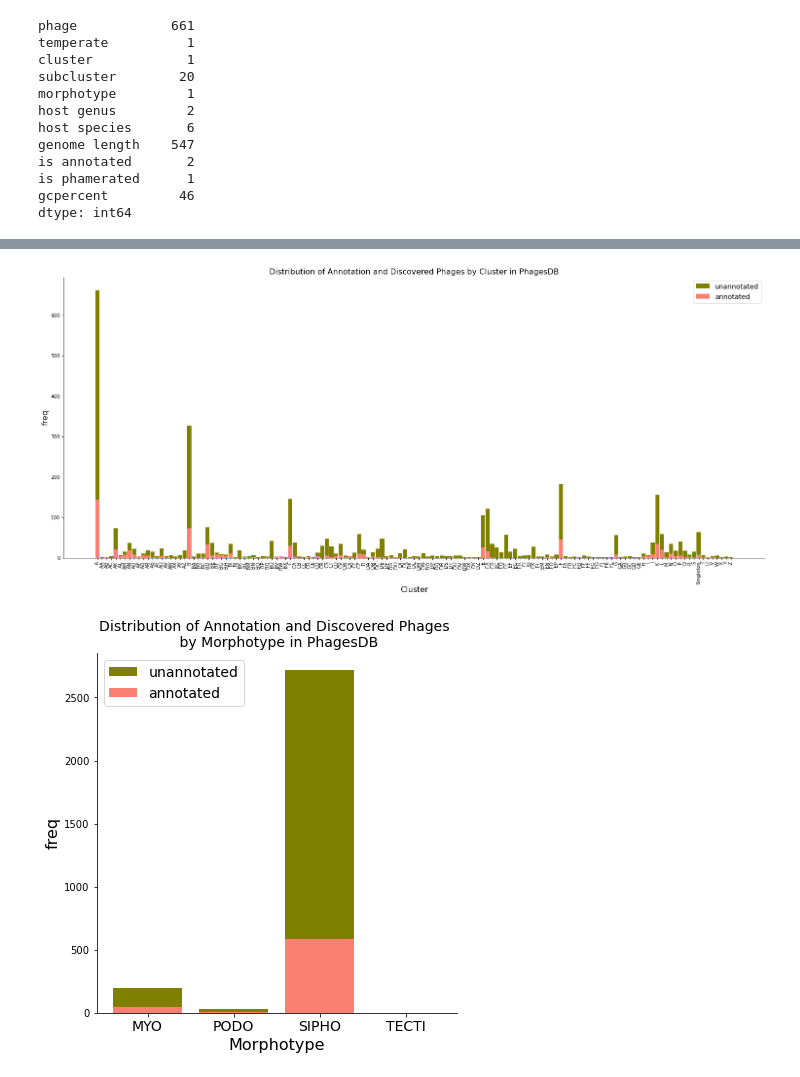
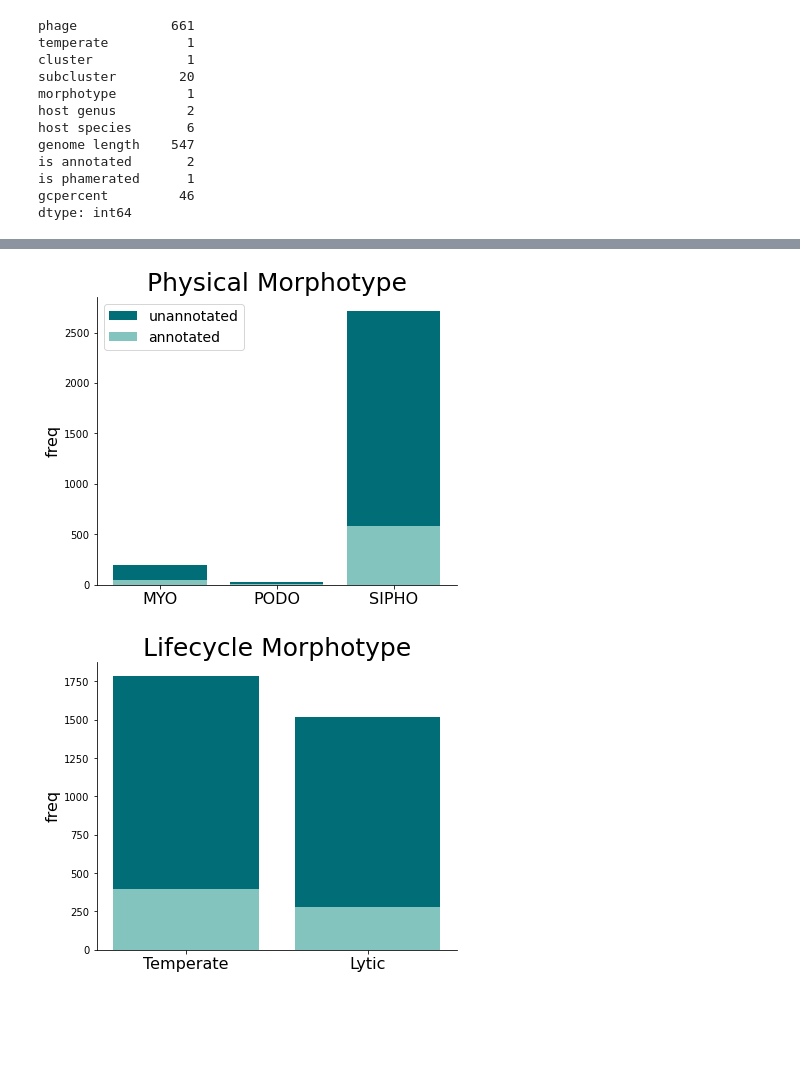
Before and after one commit to sky123martin/PhageOne, a Jupyter notebook: research_notebooks/11-18 General Phage Analysis.ipynb, the cells around one changed output, grey strips where cells are left out. Cells and saved outputs as stored; diff of their text form; code cells hidden in the pictures; blank space fills up the shorter version.

```diff
--- a/research_notebooks/11-18 General Phage Analysis.ipynb
+++ b/research_notebooks/11-18 General Phage Analysis.ipynb
@@ -54,56 +129,57 @@ dtype: int64
 # %%
-annotated_clusters = list(df_annotated_phages["cluster"].values)
-all_clusters = list(df_phages["cluster"].values)
+annotated_morphotypes = list(df_annotated_phages["morphotype"].values)
+all_morphotypes = list(df_phages["morphotype"].values)
 
-unique_clusters = np.sort([x for x in df_phages["cluster"].unique() if str(x) != 'nan'])
+unique_morphotypes = np.sort([x for x in df_phages["morphotype"].unique() if str(x) != 'nan'])[:-1]
 
-
-fig = plt.figure(figsize = (20,8))
+fig = plt.figure(figsize = (5,4))
 ax = fig.add_axes([0,0,1,1])
 
 #annotated
 
-cluster_counts = [all_clusters.count(i) for i in unique_clusters]
-ax.bar(unique_clusters, cluster_counts, color ="olive", label = "unannotated", width = 0.9)
+morphotype_counts = [all_morphotypes.count(i) for i in unique_morphotypes]
+ax.bar(unique_morphotypes, morphotype_counts, color ="#006d77", label = "unannotated", width = 0.8)
 
 # total
-cluster_counts = [annotated_clusters.count(i) for i in unique_clusters]
-ax.bar(unique_clusters, cluster_counts, color ="salmon", alpha = 1, label = "annotated", width = 0.9)
-plt.xticks(rotation='vertical', fontsize = 10)
-plt.xlabel("Cluster", fontsize = 16)
+morphotype_counts = [annotated_morphotypes.count(i) for i in unique_morphotypes]
+ax.bar(unique_morphotypes, morphotype_counts, color ="#83c5be", alpha = 1, label = "annotated", width = 0.8)
+
+plt.xticks( fontsize = 16)
+# plt.xlabel("Morphotype", fontsize = 16)
 plt.ylabel("freq", fontsize = 16)
-plt.title("Distribution of Annotation and Discovered Phages by Cluster in PhagesDB", fontsize = 16)
+plt.title("Physical Morphotype", fontsize = 25)
 plt.legend(fontsize = 14)
 sns.despine()
+
 plt.show()
 # %% [output]
-[figure, old version]
+[figure, new version]
 # %%
-annotated_morphotypes = list(df_annotated_phages["morphotype"].values)
-all_morphotypes = list(df_phages["morphotype"].values)
+annotated_morphotypes = list(df_annotated_phages["temperate"].values)
+all_morphotypes = list(df_phages["temperate"].values)
 
-unique_morphotypes = np.sort([x for x in df_phages["morphotype"].unique() if str(x) != 'nan'])
+unique_morphotypes = ['True', 'False']
 
-fig = plt.figure(figsize = (5,5))
+fig = plt.figure(figsize = (5,4))
 ax = fig.add_axes([0,0,1,1])
 
 #annotated
 
 morphotype_counts = [all_morphotypes .count(i) for i in unique_morphotypes]
-ax.bar(unique_morphotypes, morphotype_counts, color ="olive", label = "unannotated", width = 0.8)
+ax.bar(unique_morphotypes, morphotype_counts, color ="#006d77", label = "unannotated", width = 0.8)
 
 # total
 morphotype_counts = [annotated_morphotypes.count(i) for i in unique_morphotypes]
-ax.bar(unique_morphotypes, morphotype_counts, color ="salmon", alpha = 1, label = "annotated", width = 0.8)
+ax.bar(unique_morphotypes, morphotype_counts, color ="#83c5be", alpha = 1, label = "annotated", width = 0.8)
 
-plt.xticks( fontsize = 14)
-plt.xlabel("Morphotype", fontsize = 16)
+plt.xticks( fontsize = 16)
+# plt.xlabel("Temperate?", fontsize = 16)
 plt.ylabel("freq", fontsize = 16)
-plt.title("Distribution of Annotation and Discovered Phages \n by Morphotype in PhagesDB", fontsize = 14)
-plt.legend(fontsize = 14)
+plt.title("Lifecycle Morphotype", fontsize = 25)
+plt.xticks(np.arange(2), ('Temperate', 'Lytic'))
 sns.despine()
 
 plt.show()
 # %% [output]
-[figure, old version]
+[figure, new version]
 # %%
```
Also changed, not shown: parts of 10 cells of this notebook, 14 other files.
